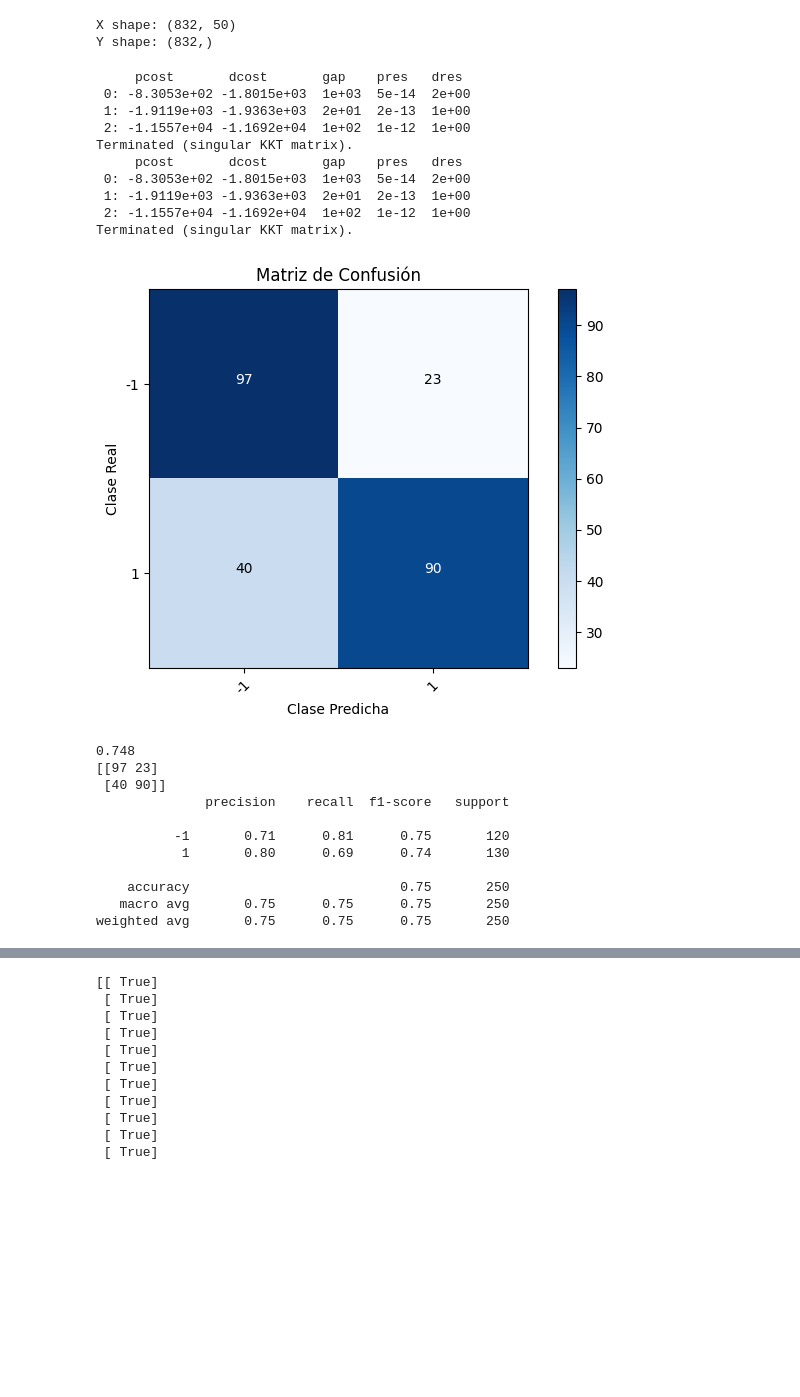
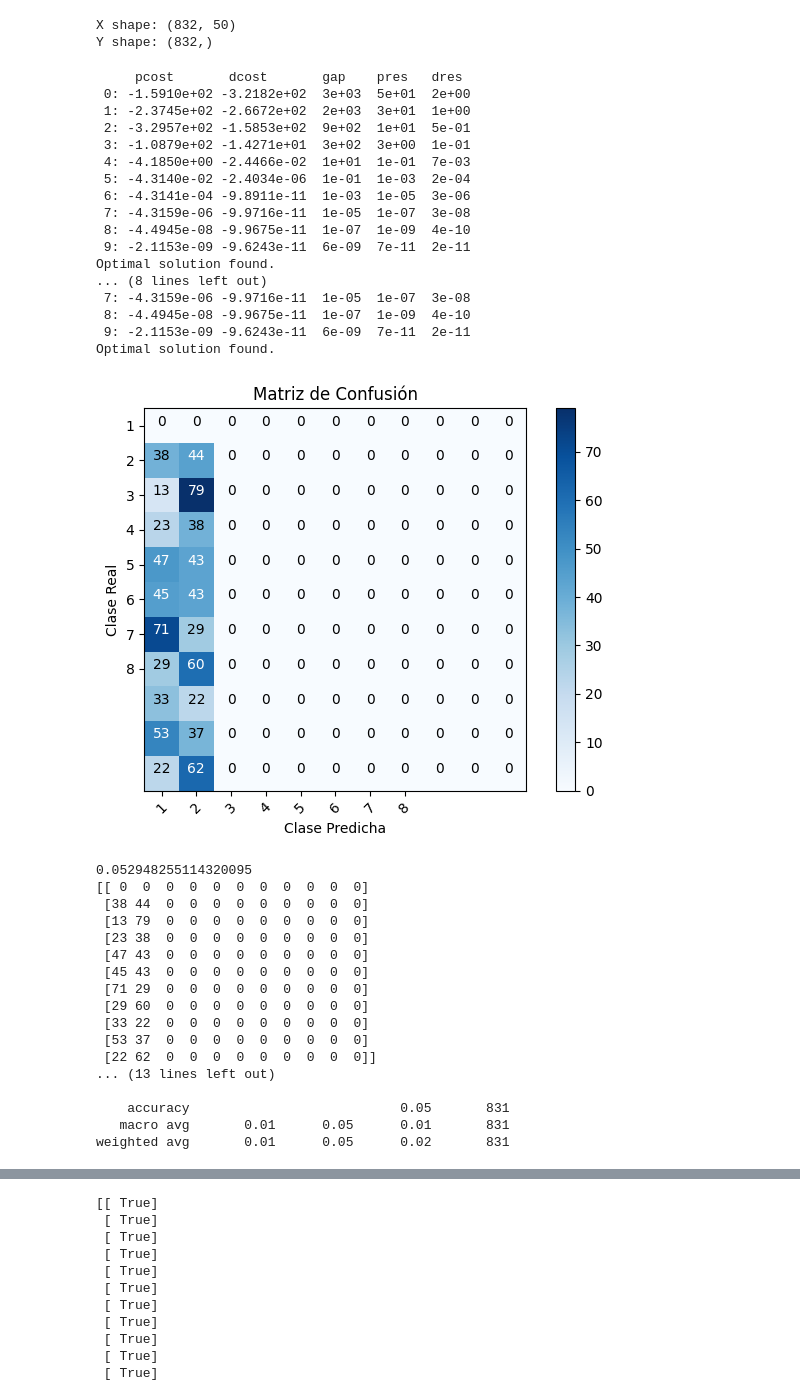
Before and after one commit to anquisbarr/ml-proyecto-1, a Jupyter notebook: P1.ipynb, the cells around one changed output, grey strips where cells are left out. Drawn from its saved outputs; the diff is of its cells as text; code cells hidden in the pictures; blank space fills up the shorter version.

```diff
--- a/P1.ipynb
+++ b/P1.ipynb
@@ -378,62 +378,75 @@ b = svm.GetB(X, W)
 
 Y_svm = svm.Predict(X, W, b)
 
-X_train, X_test, Y_train, Y_test = train_test_split(X, Y, test_size=0.3)
+X_train, X_test, Y_train, Y_test = train_test_split(X, Y, test_size=len(Y)-1, random_state =41)
 
 Y_pred = svm.Predict(X_test, W, b)
 
 confussion_matrix = confusion_matrix(Y_test, Y_pred)
 # %% [output]
      pcost       dcost       gap    pres   dres
- 0: -8.3053e+02 -1.8015e+03  1e+03  5e-14  2e+00
- 1: -1.9119e+03 -1.9363e+03  2e+01  2e-13  1e+00
- 2: -1.1557e+04 -1.1692e+04  1e+02  1e-12  1e+00
-Terminated (singular KKT matrix).
-     pcost       dcost       gap    pres   dres
- 0: -8.3053e+02 -1.8015e+03  1e+03  5e-14  2e+00
- 1: -1.9119e+03 -1.9363e+03  2e+01  2e-13  1e+00
- 2: -1.1557e+04 -1.1692e+04  1e+02  1e-12  1e+00
-Terminated (singular KKT matrix).
+ 0: -1.5910e+02 -3.2182e+02  3e+03  5e+01  2e+00
+ 1: -2.3745e+02 -2.6672e+02  2e+03  3e+01  1e+00
+ 2: -3.2957e+02 -1.5853e+02  9e+02  1e+01  5e-01
+ 3: -1.0879e+02 -1.4271e+01  3e+02  3e+00  1e-01
+ 4: -4.1850e+00 -2.4466e-02  1e+01  1e-01  7e-03
+ 5: -4.3140e-02 -2.4034e-06  1e-01  1e-03  2e-04
+ 6: -4.3141e-04 -9.8911e-11  1e-03  1e-05  3e-06
+ 7: -4.3159e-06 -9.9716e-11  1e-05  1e-07  3e-08
+ 8: -4.4945e-08 -9.9675e-11  1e-07  1e-09  4e-10
+ 9: -2.1153e-09 -9.6243e-11  6e-09  7e-11  2e-11
+Optimal solution found.
+... (8 lines left out)
+ 7: -4.3159e-06 -9.9716e-11  1e-05  1e-07  3e-08
+ 8: -4.4945e-08 -9.9675e-11  1e-07  1e-09  4e-10
+ 9: -2.1153e-09 -9.6243e-11  6e-09  7e-11  2e-11
+Optimal solution found.
 # %%
 # Crea la figura y los ejes
 
-classes = [-1, 1]  # Clases negativa y positiva
+classes = [-1,1,2,3,4,5,6,7,8]  # Clases negativa y positiva
 
 plt.figure()
 plt.imshow(confussion_matrix, interpolation='nearest', cmap=plt.cm.Blues)
 plt.title("Matriz de Confusión")
 plt.colorbar()
 tick_marks = np.arange(len(classes))
 plt.xticks(tick_marks, classes, rotation=45)
 plt.yticks(tick_marks, classes)
 
 # Etiqueta los valores en la matriz
 thresh = confussion_matrix.max() / 2.
 for i in range(confussion_matrix.shape[0]):
     for j in range(confussion_matrix.shape[1]):
         plt.text(j, i, format(confussion_matrix[i, j], 'd'),
                  horizontalalignment="center",
                  color="white" if confussion_matrix[i, j] > thresh else "black")
 
 plt.ylabel('Clase Real')
 plt.xlabel('Clase Predicha')
 plt.tight_layout()
 plt.show()
 
 
 print(accuracy_score(Y_test, Y_pred))
 print(confusion_matrix(Y_test, Y_pred))
 print(classification_report(Y_test, Y_pred))
 # %% [output]
-[figure, old version]
+[figure, new version]
-0.748
-[[97 23]
- [40 90]]
-              precision    recall  f1-score   support
+0.052948255114320095
+[[ 0  0  0  0  0  0  0  0  0  0  0]
+ [38 44  0  0  0  0  0  0  0  0  0]
+ [13 79  0  0  0  0  0  0  0  0  0]
+ [23 38  0  0  0  0  0  0  0  0  0]
+ [47 43  0  0  0  0  0  0  0  0  0]
+ [45 43  0  0  0  0  0  0  0  0  0]
+ [71 29  0  0  0  0  0  0  0  0  0]
+ [29 60  0  0  0  0  0  0  0  0  0]
+ [33 22  0  0  0  0  0  0  0  0  0]
+ [53 37  0  0  0  0  0  0  0  0  0]
+ [22 62  0  0  0  0  0  0  0  0  0]]
+... (13 lines left out)
 
-          -1       0.71      0.81      0.75       120
-           1       0.80      0.69      0.74       130
-
-    accuracy                           0.75       250
-   macro avg       0.75      0.75      0.75       250
-weighted avg       0.75      0.75      0.75       250
+    accuracy                           0.05       831
+   macro avg       0.01      0.05      0.01       831
+weighted avg       0.01      0.05      0.02       831
```
Also changed, not shown: parts of 3 cells of this notebook.
